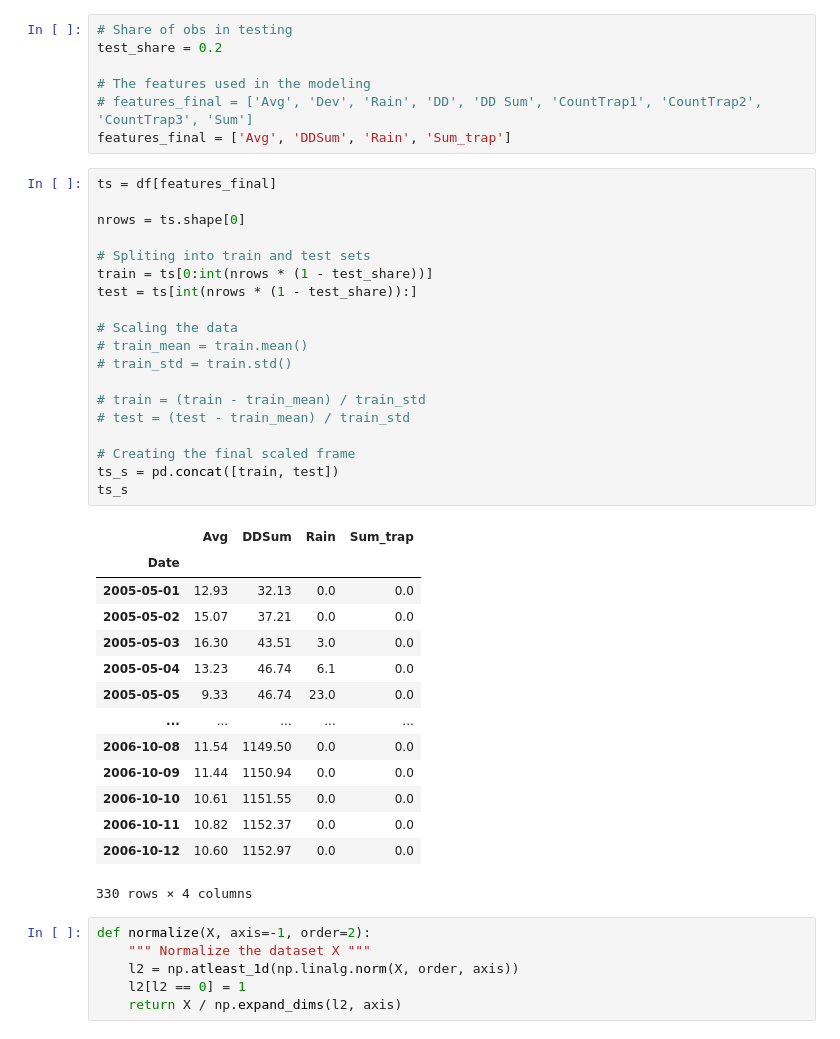
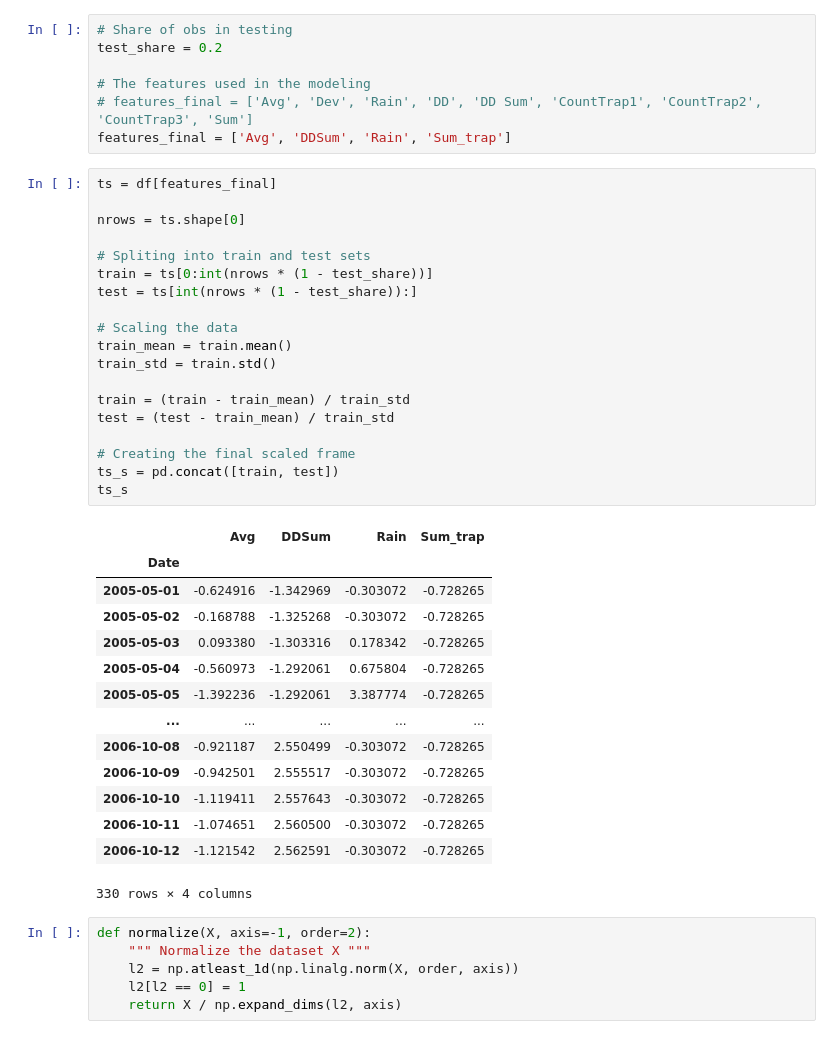
Before and after one commit to Ligerd/research_project, a Jupyter notebook: code/Ręczna_regresja.ipynb, the cells around one changed output. Saved outputs shown, nothing was run; the diff lists cells and outputs as text.

```diff
--- a/code/Ręczna_regresja.ipynb
+++ b/code/Ręczna_regresja.ipynb
@@ -74,36 +74,36 @@ features_final = ['Avg', 'DDSum', 'Rain', 'Sum_trap']
 # %%
 ts = df[features_final]
 
 nrows = ts.shape[0]
 
 # Spliting into train and test sets
 train = ts[0:int(nrows * (1 - test_share))]
 test = ts[int(nrows * (1 - test_share)):]
 
 # Scaling the data
-# train_mean = train.mean()
-# train_std = train.std()
+train_mean = train.mean()
+train_std = train.std()
 
-# train = (train - train_mean) / train_std
-# test = (test - train_mean) / train_std
+train = (train - train_mean) / train_std
+test = (test - train_mean) / train_std
 
 # Creating the final scaled frame
 ts_s = pd.concat([train, test])
 ts_s
 # %% [output]
 |  | Avg | DDSum | Rain | Sum_trap |
 | Date |  |  |  |  |
-| 2005-05-01 | 12.93 | 32.13 | 0.0 | 0.0 |
-| 2005-05-02 | 15.07 | 37.21 | 0.0 | 0.0 |
-| 2005-05-03 | 16.30 | 43.51 | 3.0 | 0.0 |
-| 2005-05-04 | 13.23 | 46.74 | 6.1 | 0.0 |
-| 2005-05-05 | 9.33 | 46.74 | 23.0 | 0.0 |
+| 2005-05-01 | -0.624916 | -1.342969 | -0.303072 | -0.728265 |
+| 2005-05-02 | -0.168788 | -1.325268 | -0.303072 | -0.728265 |
+| 2005-05-03 | 0.093380 | -1.303316 | 0.178342 | -0.728265 |
+| 2005-05-04 | -0.560973 | -1.292061 | 0.675804 | -0.728265 |
+| 2005-05-05 | -1.392236 | -1.292061 | 3.387774 | -0.728265 |
 | ... | ... | ... | ... | ... |
-| 2006-10-08 | 11.54 | 1149.50 | 0.0 | 0.0 |
-| 2006-10-09 | 11.44 | 1150.94 | 0.0 | 0.0 |
-| 2006-10-10 | 10.61 | 1151.55 | 0.0 | 0.0 |
-| 2006-10-11 | 10.82 | 1152.37 | 0.0 | 0.0 |
-| 2006-10-12 | 10.60 | 1152.97 | 0.0 | 0.0 |
+| 2006-10-08 | -0.921187 | 2.550499 | -0.303072 | -0.728265 |
+| 2006-10-09 | -0.942501 | 2.555517 | -0.303072 | -0.728265 |
+| 2006-10-10 | -1.119411 | 2.557643 | -0.303072 | -0.728265 |
+| 2006-10-11 | -1.074651 | 2.560500 | -0.303072 | -0.728265 |
+| 2006-10-12 | -1.121542 | 2.562591 | -0.303072 | -0.728265 |
 330 rows × 4 columns
 # %%
 def normalize(X, axis=-1, order=2):
```
Also changed, not shown: parts of 13 cells of this notebook, 3 other files.
